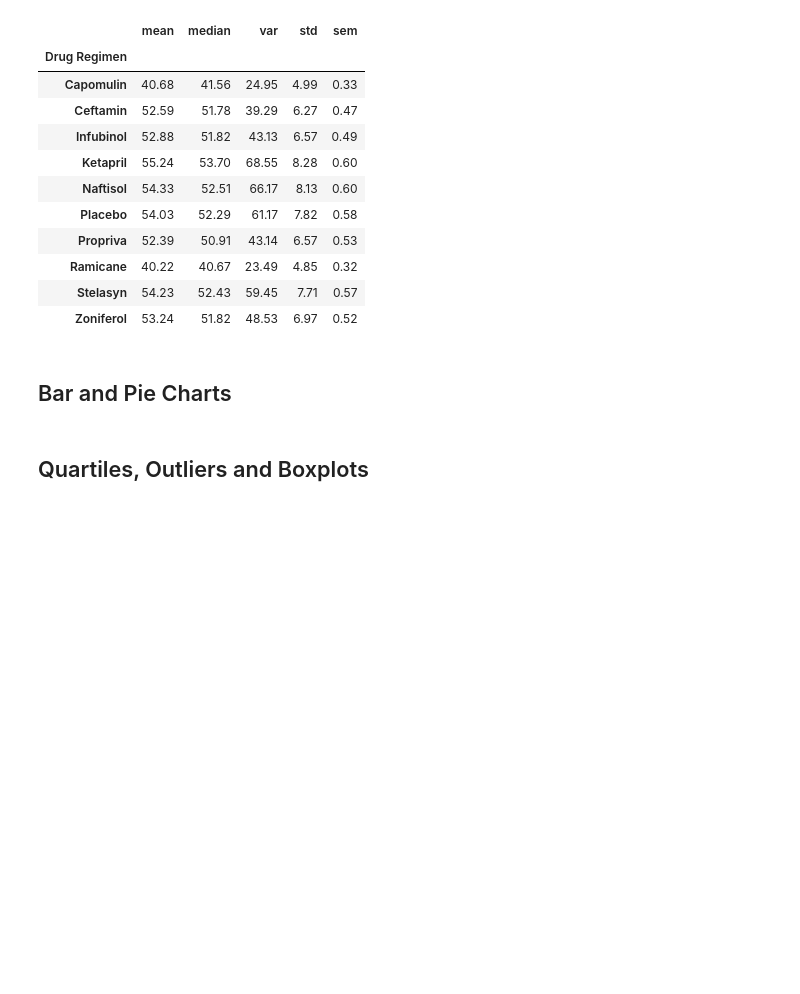
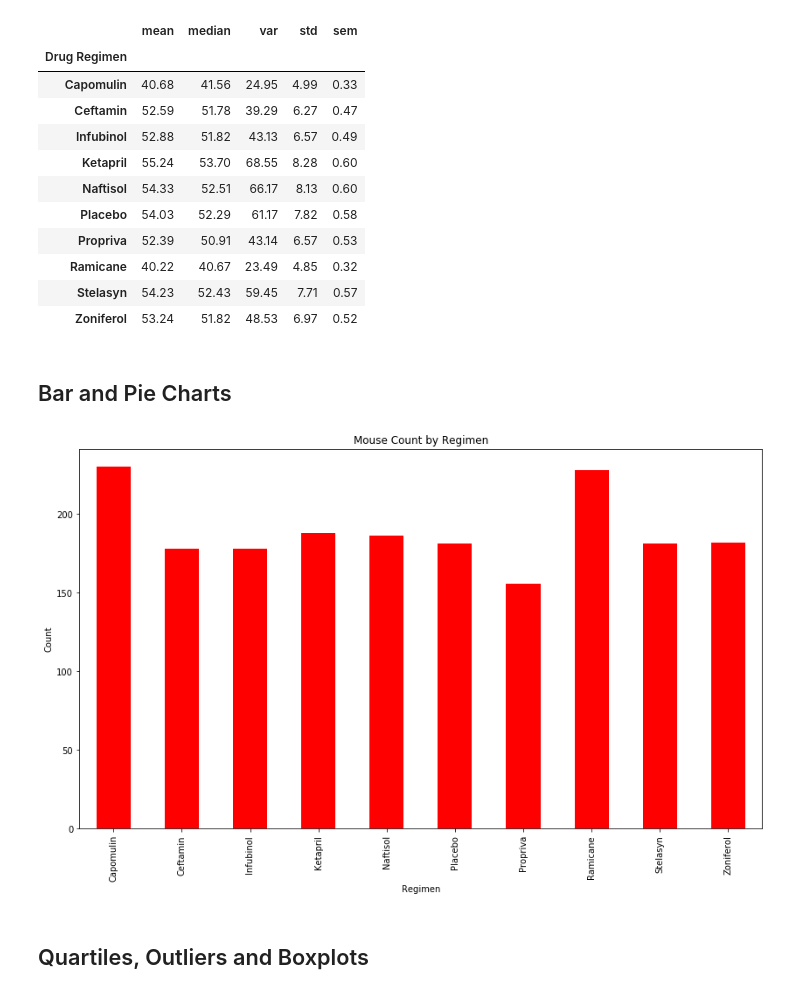
Before and after one commit to frangipani99/Pymaceuticals, a Jupyter notebook: pymaceuticals_starter.ipynb, the cells around one changed output. Drawn from its saved outputs; the diff is of its cells as text; code cells hidden in the pictures; blank space fills up the shorter version.

Commit message:
bar chart of mouse count by regimen

```diff
--- a/pymaceuticals_starter.ipynb
+++ b/pymaceuticals_starter.ipynb
@@ -70,8 +70,8 @@ duplicate_mouseID_timepoint
 | 917 | g989 | Propriva | Female | 21 | 26 | 20 | 54.657650 | ... |
 # %%
 # Create a clean DataFrame by dropping the duplicate mouse by its ID.
-cleanup_mouse_study = mouse_study_merge.drop_duplicates(subset = ["Mouse ID","Timepoint"], keep = "first")
-cleanup_mouse_study.head()
+cleaned_mouse_study = mouse_study_merge.drop_duplicates(subset = ["Mouse ID","Timepoint"], keep = "first")
+cleaned_mouse_study.head()
 # %% [output]
 |  | Mouse ID | Drug Regimen | Sex | Age_months | Weight (g) | Timepoint | Tumor Volume (mm3) | ... |
 | 0 | k403 | Ramicane | Male | 21 | 16 | 0 | 45.000000 | ... |
@@ -146,6 +146,16 @@ regimen_summary_oneline
 ## Bar and Pie Charts
 # %%
 # Generate a bar plot showing the total number of mice for each treatment throughout the course of the study using pandas.
+
+micecount = cleaned_mouse_study.groupby(["Drug Regimen"])["Mouse ID"].count()
+
+micecount.plot(kind='bar', figsize=(14,8),
+                                    title="Mouse Count by Regimen", color="red")
+plt.xlabel("Regimen")
+plt.ylabel("Count")
+plt.show()
+# %% [output]
+[figure, added]
 # %%
 # Generate a bar plot showing the total number of mice for each treatment throughout the course of the study using pyplot.
 # %%
```
Also changed, not shown: parts of 3 cells of this notebook.
